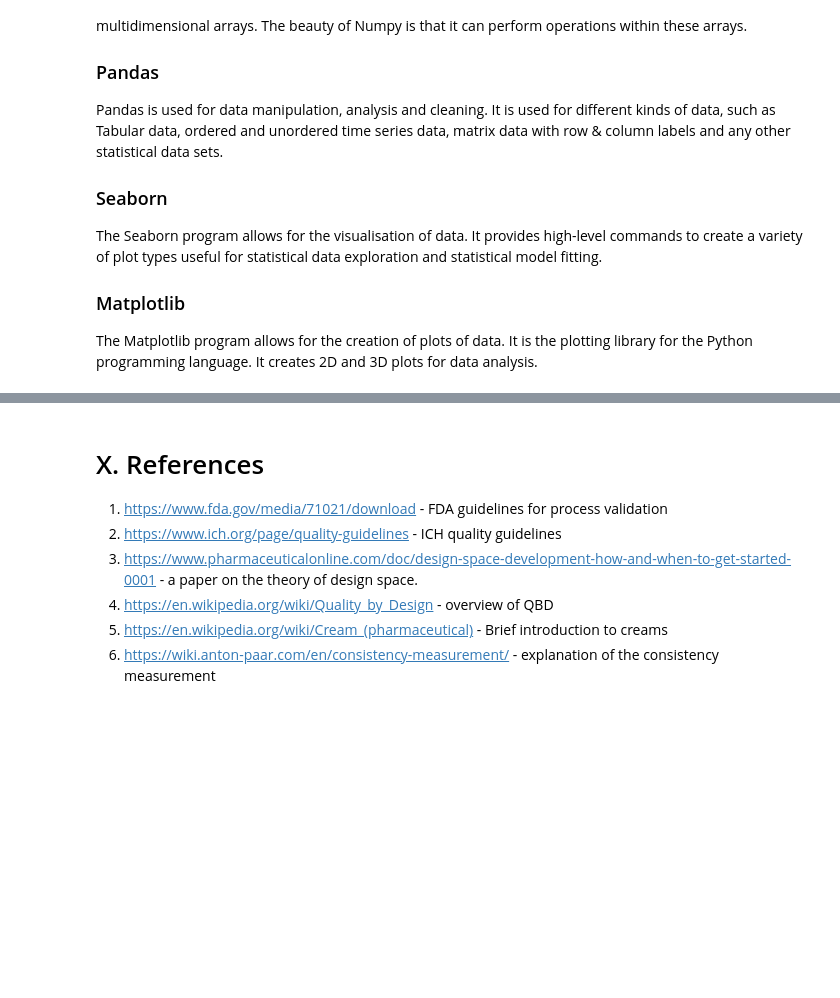
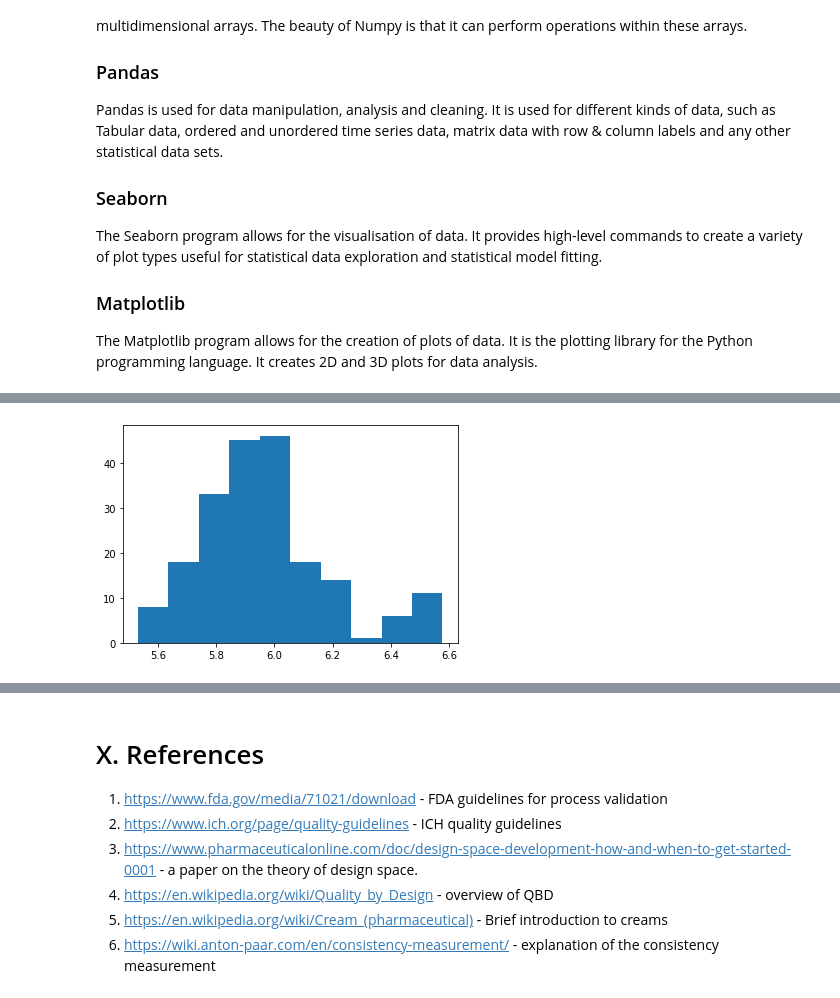
Before and after one commit to ClaireGMIT/ProgrammingProjectNOV2019, a Jupyter notebook: ProgrammingProjectNOV2019.ipynb, the cells around one changed output, grey strips where cells are left out. Saved outputs shown, nothing was run; the diff lists cells and outputs as text; code cells hidden in the pictures; blank space fills up the shorter version.

```diff
--- a/ProgrammingProjectNOV2019.ipynb
+++ b/ProgrammingProjectNOV2019.ipynb
@@ -79,0 +177,21 @@ df #displays the data set as a table/array
+# %%
+# histogram plot of data with a long tail
+from numpy.random import seed
+from numpy.random import randn
+from numpy.random import rand
+from numpy import append
+from matplotlib import pyplot
+# seed the random number generator
+seed(1)
+# generate a univariate data sample
+data = 0.16 * randn(150) + 5.9
+tail = 5.6 + (rand(50) * 1)
+# add long tail
+data = append(data, tail)
+# histogram
+pyplot.hist(data)
+pyplot.show()
+
+# ref https://machinelearningmastery.com/how-to-transform-data-to-fit-the-normal-distribution/
+# %% [output]
+[figure, added]
```
Also changed, not shown: parts of 12 cells of this notebook, 1 other file.
